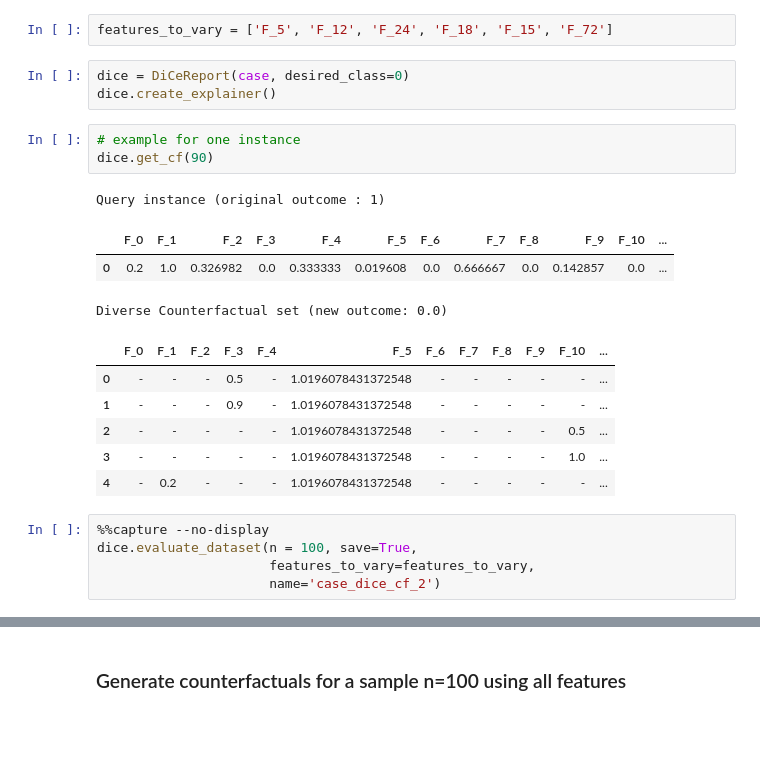
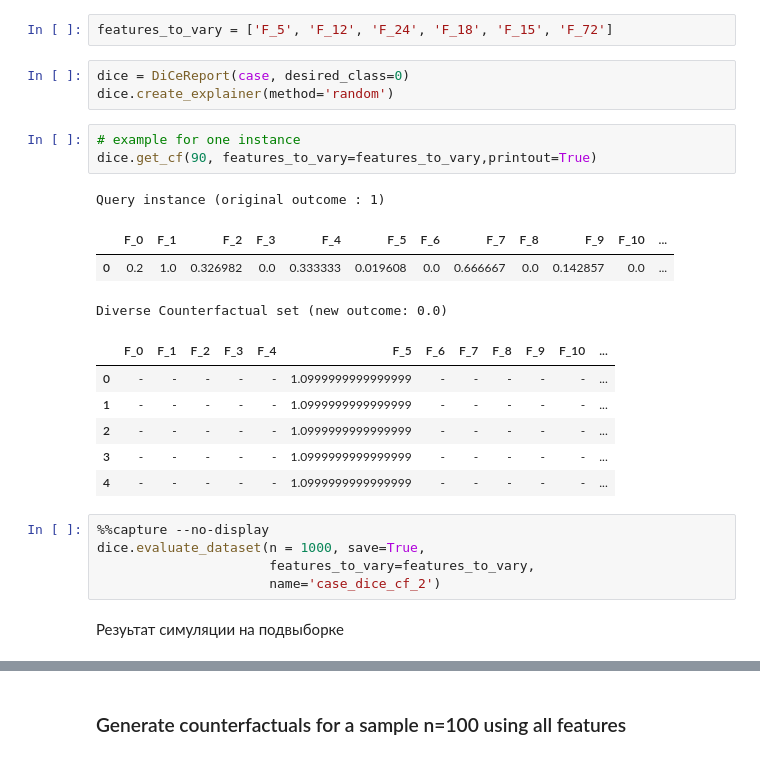
Before and after one commit to KseniaKingsep/interpretable-ml-risks, a Jupyter notebook: notebooks/1_2_CaseCI.ipynb, the cells around one changed output, grey strips where cells are left out. Drawn from its saved outputs; the diff is of its cells as text; blank space fills up the shorter version.

```diff
--- a/notebooks/1_2_CaseCI.ipynb
+++ b/notebooks/1_2_CaseCI.ipynb
@@ -96,26 +96,28 @@ F_15, F_72 (PDP-plot)
 features_to_vary = ['F_5', 'F_12', 'F_24', 'F_18', 'F_15', 'F_72']
 # %%
 dice = DiCeReport(case, desired_class=0)
-dice.create_explainer()
+dice.create_explainer(method='random')
 # %%
 # example for one instance
-dice.get_cf(90)
+dice.get_cf(90, features_to_vary=features_to_vary,printout=True)
 # %% [output]
 Query instance (original outcome : 1)
 |  | F_0 | F_1 | F_2 | F_3 | F_4 | F_5 | F_6 | F_7 | F_8 | F_9 | F_10 | ... |
 | 0 | 0.2 | 1.0 | 0.326982 | 0.0 | 0.333333 | 0.019608 | 0.0 | 0.666667 | 0.0 | 0.142857 | 0.0 | ... |
 Diverse Counterfactual set (new outcome: 0.0)
 |  | F_0 | F_1 | F_2 | F_3 | F_4 | F_5 | F_6 | F_7 | F_8 | F_9 | F_10 | ... |
-| 0 | - | - | - | 0.5 | - | 1.0196078431372548 | - | - | - | - | - | ... |
-| 1 | - | - | - | 0.9 | - | 1.0196078431372548 | - | - | - | - | - | ... |
-| 2 | - | - | - | - | - | 1.0196078431372548 | - | - | - | - | 0.5 | ... |
-| 3 | - | - | - | - | - | 1.0196078431372548 | - | - | - | - | 1.0 | ... |
-| 4 | - | 0.2 | - | - | - | 1.0196078431372548 | - | - | - | - | - | ... |
+| 0 | - | - | - | - | - | 1.0999999999999999 | - | - | - | - | - | ... |
+| 1 | - | - | - | - | - | 1.0999999999999999 | - | - | - | - | - | ... |
+| 2 | - | - | - | - | - | 1.0999999999999999 | - | - | - | - | - | ... |
+| 3 | - | - | - | - | - | 1.0999999999999999 | - | - | - | - | - | ... |
+| 4 | - | - | - | - | - | 1.0999999999999999 | - | - | - | - | - | ... |
 # %%
 %%capture --no-display
-dice.evaluate_dataset(n = 100, save=True,
+dice.evaluate_dataset(n = 1000, save=True,
                       features_to_vary=features_to_vary,
                       name='case_dice_cf_2')
+# %% [markdown]
+Резуьтат симуляции на подвыборке
 # %%
 dice.print_metrics()
 # %% [output]
```
Also changed, not shown: parts of 9 cells of this notebook, 1 other file.
